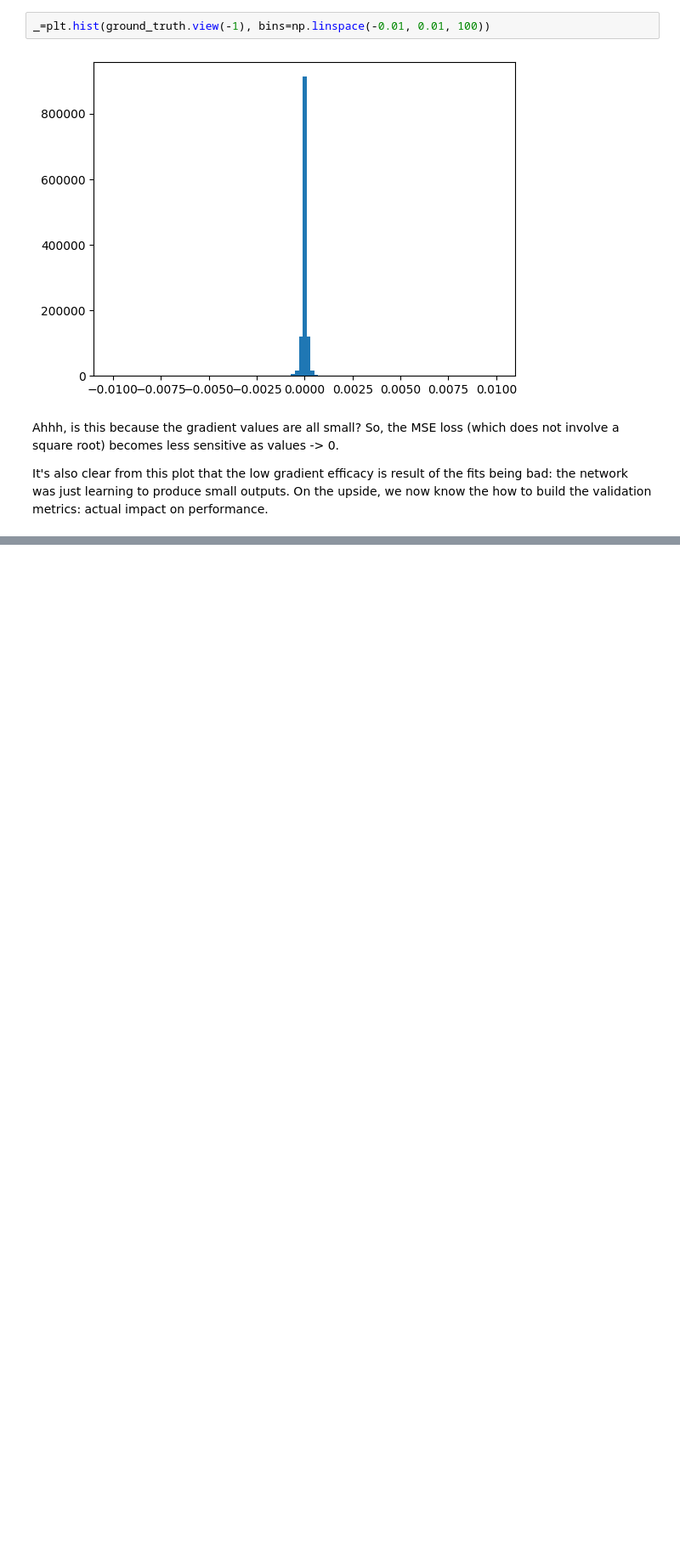
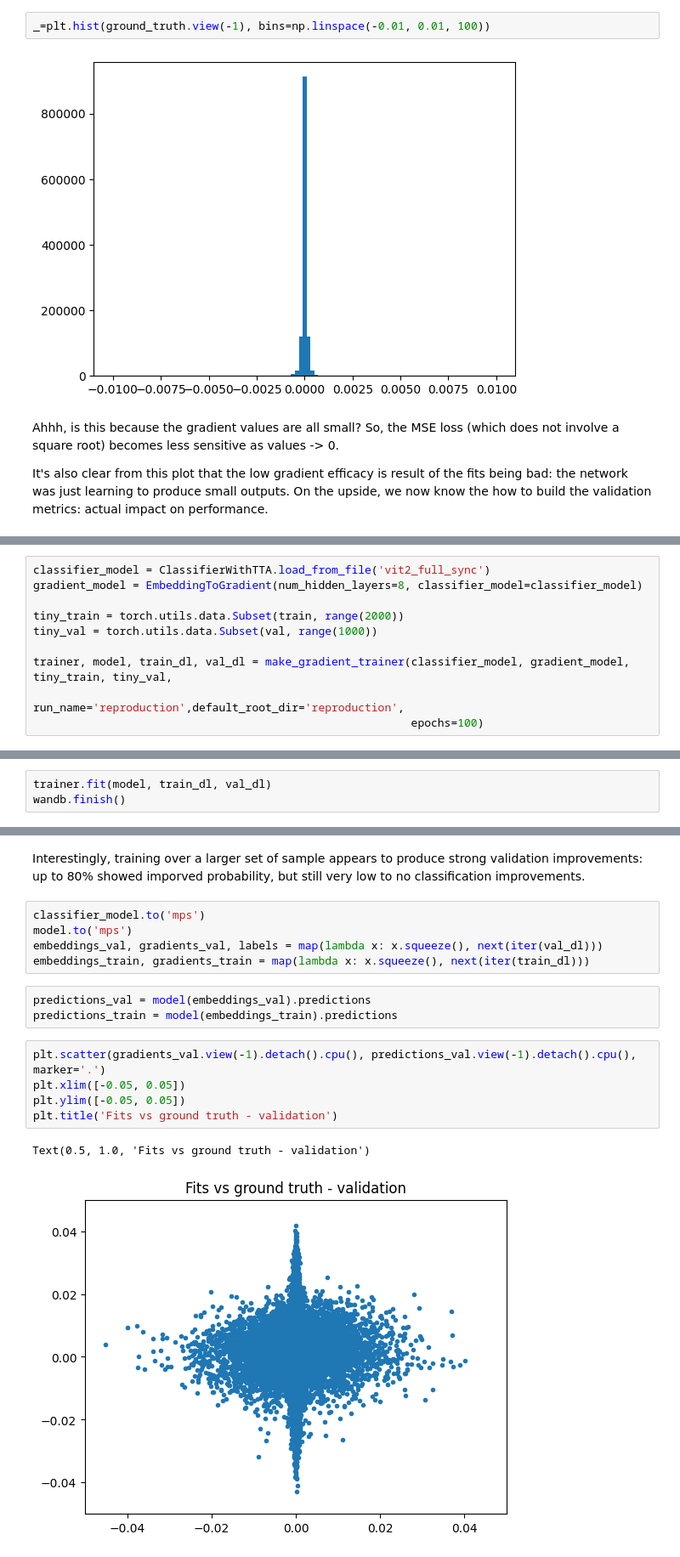
Before and after one commit to lrast/loss_function_learning, a Jupyter notebook: 1.0-gradient_learning.ipynb, the cells around one changed output, grey strips where cells are left out. Shown at 85% size. Saved outputs shown, nothing was run; the diff lists cells and outputs as text; blank space fills up the shorter version.

Commit message:
Gradient learning experiments: little immediate success with learning the gradients

```diff
--- a/1.0-loss_function_learning.ipynb
+++ b/1.0-gradient_learning.ipynb
@@ -1130,0 +1029,10 @@ KeyboardInterrupt:
+# %%
+classifier_model = ClassifierWithTTA.load_from_file('vit2_full_sync')
+gradient_model = EmbeddingToGradient(num_hidden_layers=8, classifier_model=classifier_model)
+
+tiny_train = torch.utils.data.Subset(train, range(2000))
+tiny_val = torch.utils.data.Subset(val, range(1000))
+
+trainer, model, train_dl, val_dl = make_gradient_trainer(classifier_model, gradient_model, tiny_train, tiny_val,
+                                                         run_name='reproduction',default_root_dir='reproduction',
+                                                         epochs=100)
@@ -1130,0 +1044,3 @@ KeyboardInterrupt:
+# %%
+trainer.fit(model, train_dl, val_dl)
+wandb.finish()
@@ -1130,0 +1071,18 @@ KeyboardInterrupt:
+# %% [markdown]
+Interestingly, training over a larger set of sample appears to produce strong validation improvements: up to 80% showed imporved probability, but still very low to no classification improvements.
+# %%
+classifier_model.to('mps')
+model.to('mps')
+embeddings_val, gradients_val, labels = map(lambda x: x.squeeze(), next(iter(val_dl)))
+embeddings_train, gradients_train = map(lambda x: x.squeeze(), next(iter(train_dl)))
+# %%
+predictions_val = model(embeddings_val).predictions
+predictions_train = model(embeddings_train).predictions
+# %%
+plt.scatter(gradients_val.view(-1).detach().cpu(), predictions_val.view(-1).detach().cpu(), marker='.')
+plt.xlim([-0.05, 0.05])
+plt.ylim([-0.05, 0.05])
+plt.title('Fits vs ground truth - validation')
+# %% [output]
+Text(0.5, 1.0, 'Fits vs ground truth - validation')
+[figure, added]
```
Also changed, not shown: parts of 40 cells of this notebook, 1 other file.
